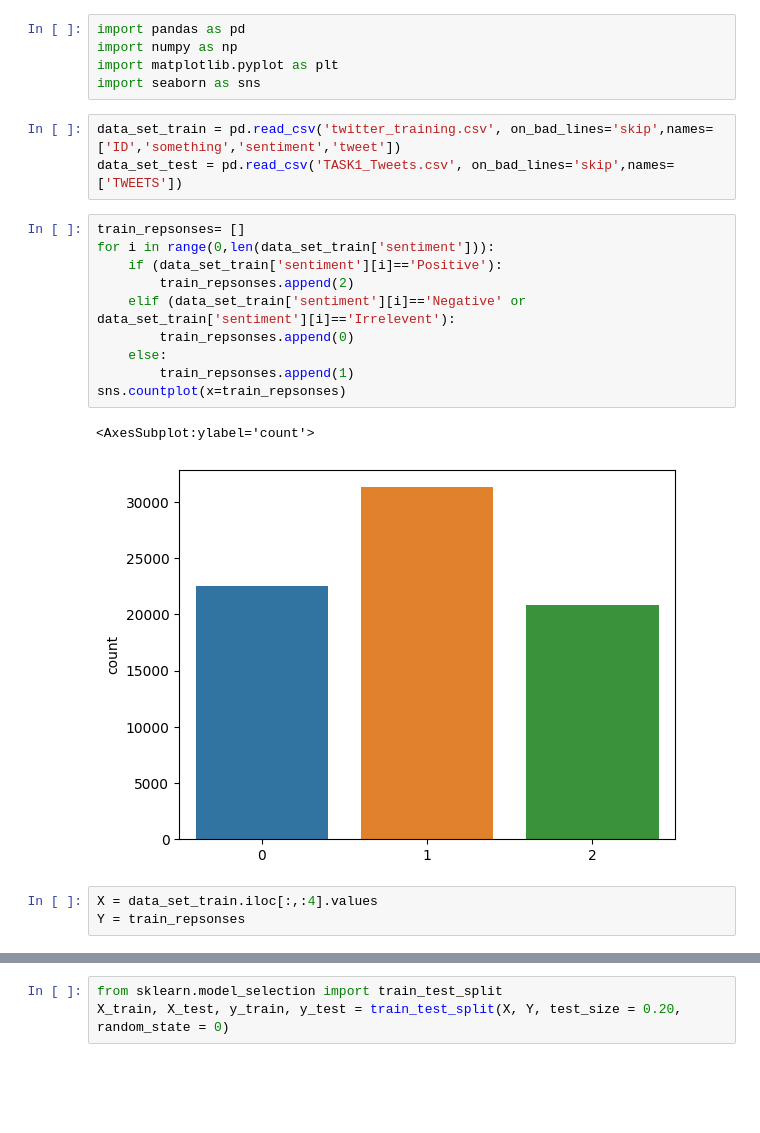
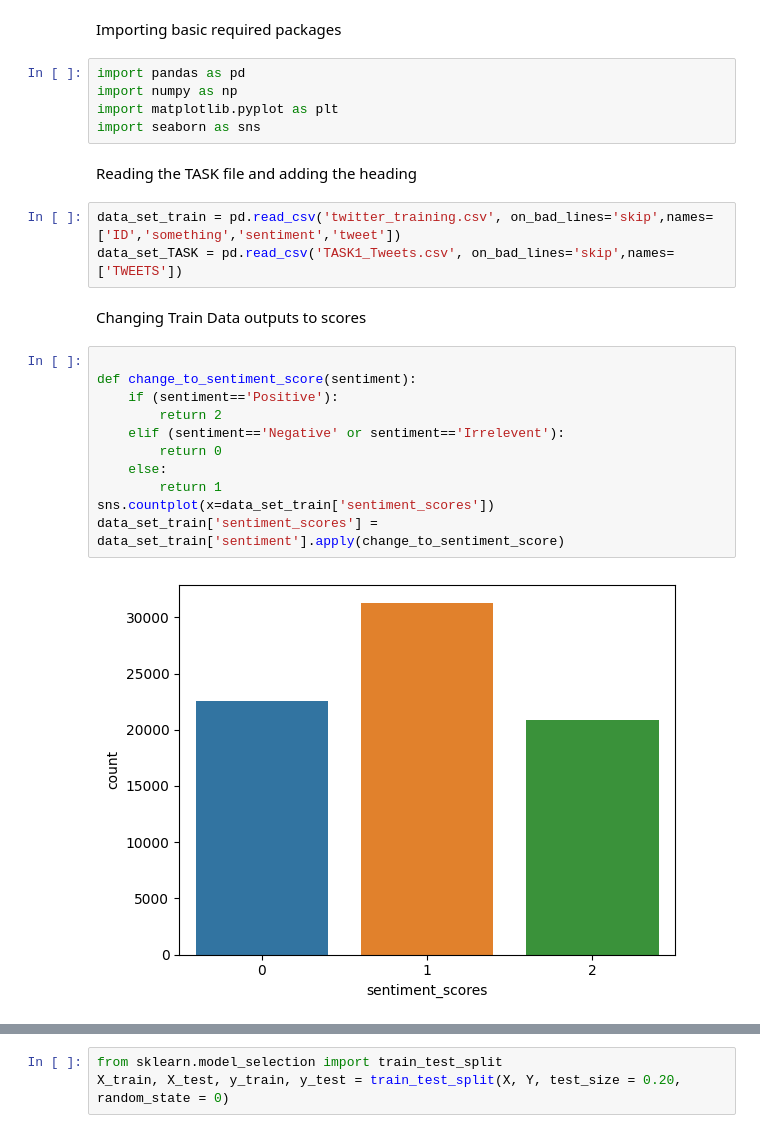
Before and after one commit to porallapradhyumna/Sentiment_Analysis-using-Naive-Bayes-with-separate-training-data, a Jupyter notebook: MODEL_NavieBayes_Sklearn.ipynb, the cells around one changed output, grey strips where cells are left out. Cells and saved outputs as stored; diff of their text form; blank space fills up the shorter version.

```diff
--- a/MODEL_NavieBayes_Sklearn.ipynb
+++ b/MODEL_NavieBayes_Sklearn.ipynb
@@ -8,24 +30,27 @@
+# %% [markdown]
+Importing basic required packages
 # %%
 import pandas as pd
 import numpy as np
 import matplotlib.pyplot as plt
 import seaborn as sns
+# %% [markdown]
+Reading the TASK file and adding the heading
 # %%
 data_set_train = pd.read_csv('twitter_training.csv', on_bad_lines='skip',names=['ID','something','sentiment','tweet'])
-data_set_test = pd.read_csv('TASK1_Tweets.csv', on_bad_lines='skip',names=['TWEETS'])
+data_set_TASK = pd.read_csv('TASK1_Tweets.csv', on_bad_lines='skip',names=['TWEETS'])
+# %% [markdown]
+Changing Train Data outputs to scores
 # %%
-train_repsonses= []
-for i in range(0,len(data_set_train['sentiment'])):
-    if (data_set_train['sentiment'][i]=='Positive'):
-        train_repsonses.append(2)
-    elif (data_set_train['sentiment'][i]=='Negative' or data_set_train['sentiment'][i]=='Irrelevent'):
-        train_repsonses.append(0)
+
+def change_to_sentiment_score(sentiment):
+    if (sentiment=='Positive'):
+        return 2
+    elif (sentiment=='Negative' or sentiment=='Irrelevent'):
+        return 0
     else:
-        train_repsonses.append(1)
-sns.countplot(x=train_repsonses)
+        return 1
+sns.countplot(x=data_set_train['sentiment_scores'])
+data_set_train['sentiment_scores'] = data_set_train['sentiment'].apply(change_to_sentiment_score)
 # %% [output]
-<AxesSubplot:ylabel='count'>
-[figure, old version]
+[figure, new version]
-# %%
-X = data_set_train.iloc[:,:4].values
-Y = train_repsonses
```
Also changed, not shown: parts of 32 cells of this notebook.
